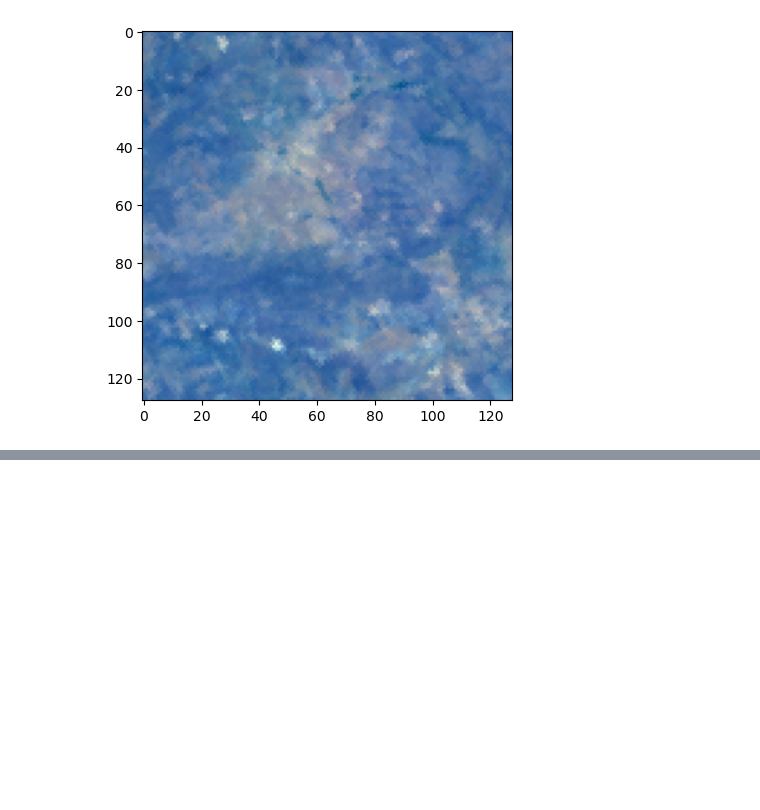
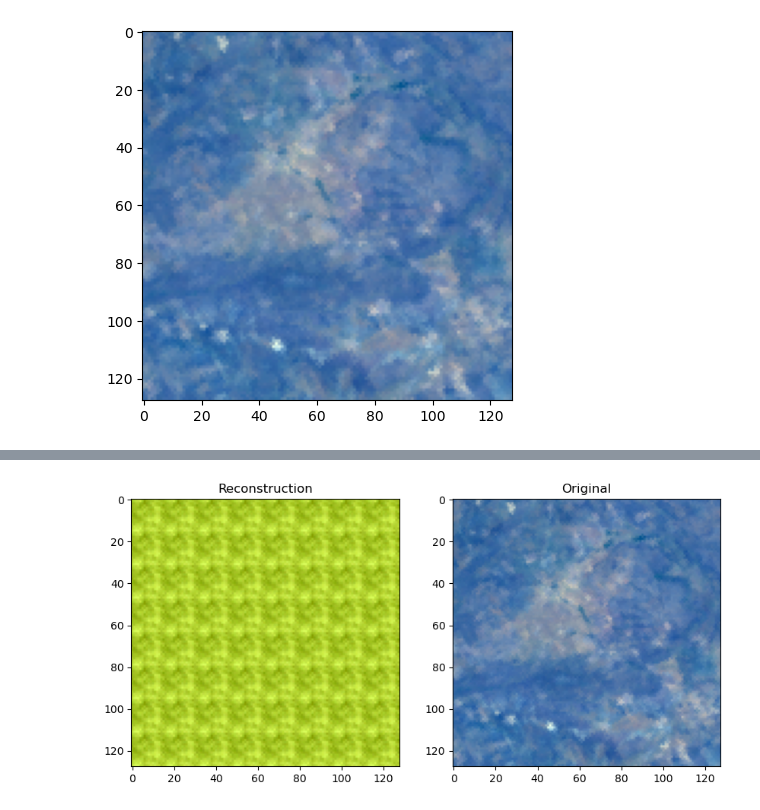
Before and after one commit to Sea-Meets-the-Stars/pauls-EMIT-HSI-transformer-stuff, a Jupyter notebook: simple_mae_encoder/train.ipynb, the cells around one changed output, grey strips where cells are left out. Saved outputs shown, nothing was run; the diff lists cells and outputs as text; code cells hidden in the pictures; blank space fills up the shorter version.

```diff
--- a/simple_mae_encoder/train.ipynb
+++ b/simple_mae_encoder/train.ipynb
@@ -14,6 +14,7 @@ u.visualize_hypercube(h5_array)
 # %%
 # Training Setup:
 num_epochs = 100
+report_every = 10
 batch_size = 16
 learning_rate = 0.001
 
@@ -32,8 +33,9 @@ model.train()
 for epoch in range(num_epochs):
     for batch in dataloader:
         batch = batch.to(device)
-        output = model(batch)
-        loss = torch.nn.functional.mse_loss(output, batch)
+        loss = model(batch)
         optimizer.zero_grad()
         loss.backward()
         optimizer.step()
+    if (epoch+1) % report_every == 0:
+        print(f"Epoch {epoch+1}, Loss: {loss.item()}")
@@ -39,0 +53,6 @@ for epoch in range(num_epochs):
+# %%
+model.eval()
+pred_hwc, _ = model.reconstruct(batch)
+u.visualize_reconstruction(pred_hwc[0].cpu().numpy(), h5_array)
+# %% [output]
+[figure, added]
```
Also changed, not shown: parts of 1 cell of this notebook.
